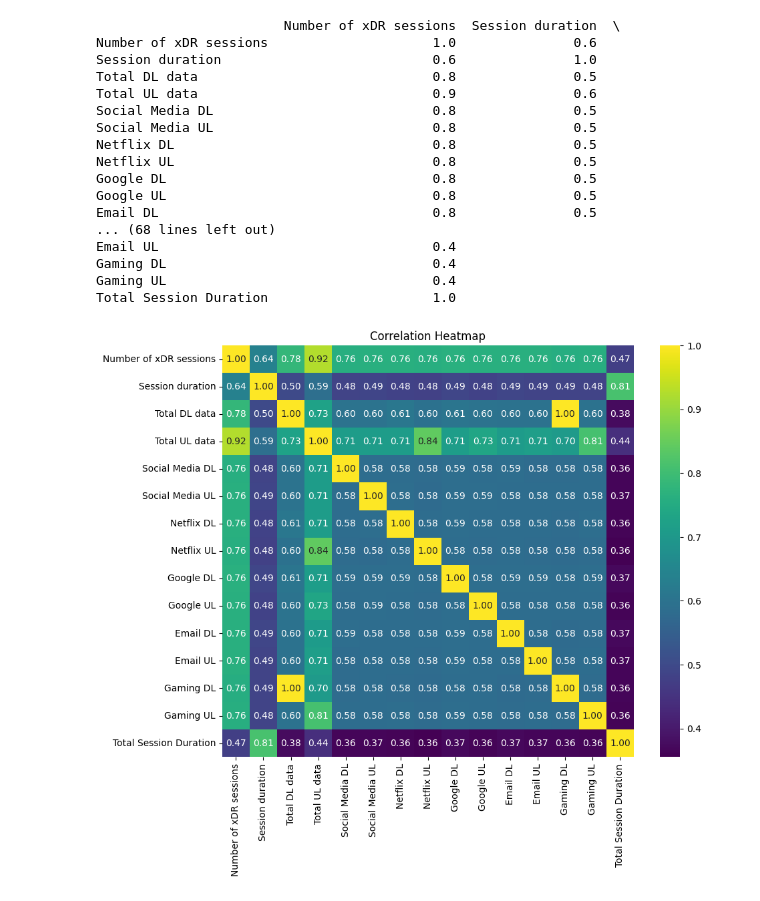
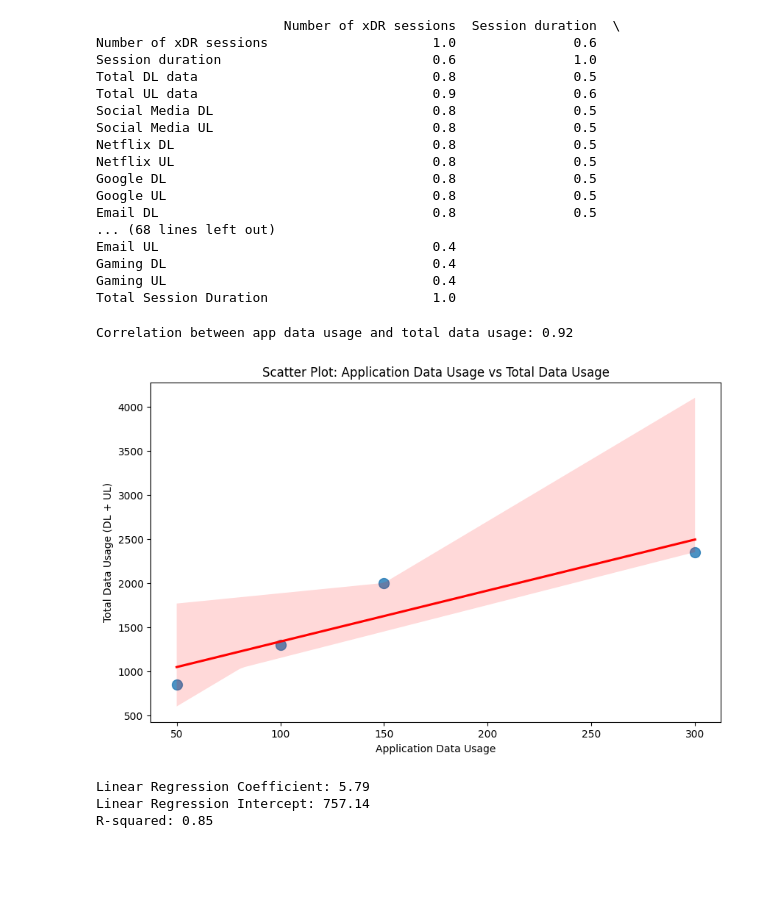
Before and after one commit to misganablue/Telcom_situation_analysis, a Jupyter notebook: notebook/UserOverview_analysis.ipynb, the cells around one changed output. Cells and saved outputs as stored; diff of their text form; code cells hidden in the pictures; blank space fills up the shorter version.

```diff
--- a/notebook/UserOverview_analysis.ipynb
+++ b/notebook/UserOverview_analysis.ipynb
@@ -472,10 +472,50 @@ Email UL                                   0.4
 Gaming DL                                  0.4
 Gaming UL                                  0.4
 Total Session Duration                     1.0
-# %%
-plt.figure(figsize=(10, 8))
-sns.heatmap(correlation_matrix, annot=True, cmap='viridis', fmt=".2f", square=True)
-plt.title('Correlation Heatmap')
-plt.show()
-# %% [output]
-[figure, removed]
+# %%
+from scipy.stats import pearsonr
+from sklearn.linear_model import LinearRegression
+from sklearn.metrics import r2_score
+
+# Sample DataFrame
+data = {
+    'app_name': ['Facebook', 'YouTube', 'Instagram', 'WhatsApp'],
+    'app_data': [100, 300, 150, 50],
+    'DL': [1200, 2200, 1800, 800],
+    'UL': [100, 150, 200, 50]
+}
+
+df = pd.DataFrame(data)
+
+# Calculate Total Data Usage (DL + UL)
+df['total_data'] = df['DL'] + df['UL']
+
+# Correlation Analysis
+corr, _ = pearsonr(df['app_data'], df['total_data'])
+print(f"Correlation between app data usage and total data usage: {corr:.2f}")
+# %% [output]
+Correlation between app data usage and total data usage: 0.92
+# %%
+# Scatter Plot with Regression Line
+plt.figure(figsize=(10, 6))
+sns.regplot(x='app_data', y='total_data', data=df, scatter_kws={'s':100}, line_kws={'color':'red'})
+plt.title("Scatter Plot: Application Data Usage vs Total Data Usage")
+plt.xlabel("Application Data Usage")
+plt.ylabel("Total Data Usage (DL + UL)")
+plt.show()
+# %% [output]
+[figure, added]
+# %%
+# Linear Regression
+X = df[['app_data']]
+y = df['total_data']
+reg = LinearRegression().fit(X, y)
+predictions = reg.predict(X)
+r2 = r2_score(y, predictions)
+print(f"Linear Regression Coefficient: {reg.coef_[0]:.2f}")
+print(f"Linear Regression Intercept: {reg.intercept_:.2f}")
+print(f"R-squared: {r2:.2f}")
+# %% [output]
+Linear Regression Coefficient: 5.79
+Linear Regression Intercept: 757.14
+R-squared: 0.85
```
Also changed, not shown: parts of 2 cells of this notebook.
